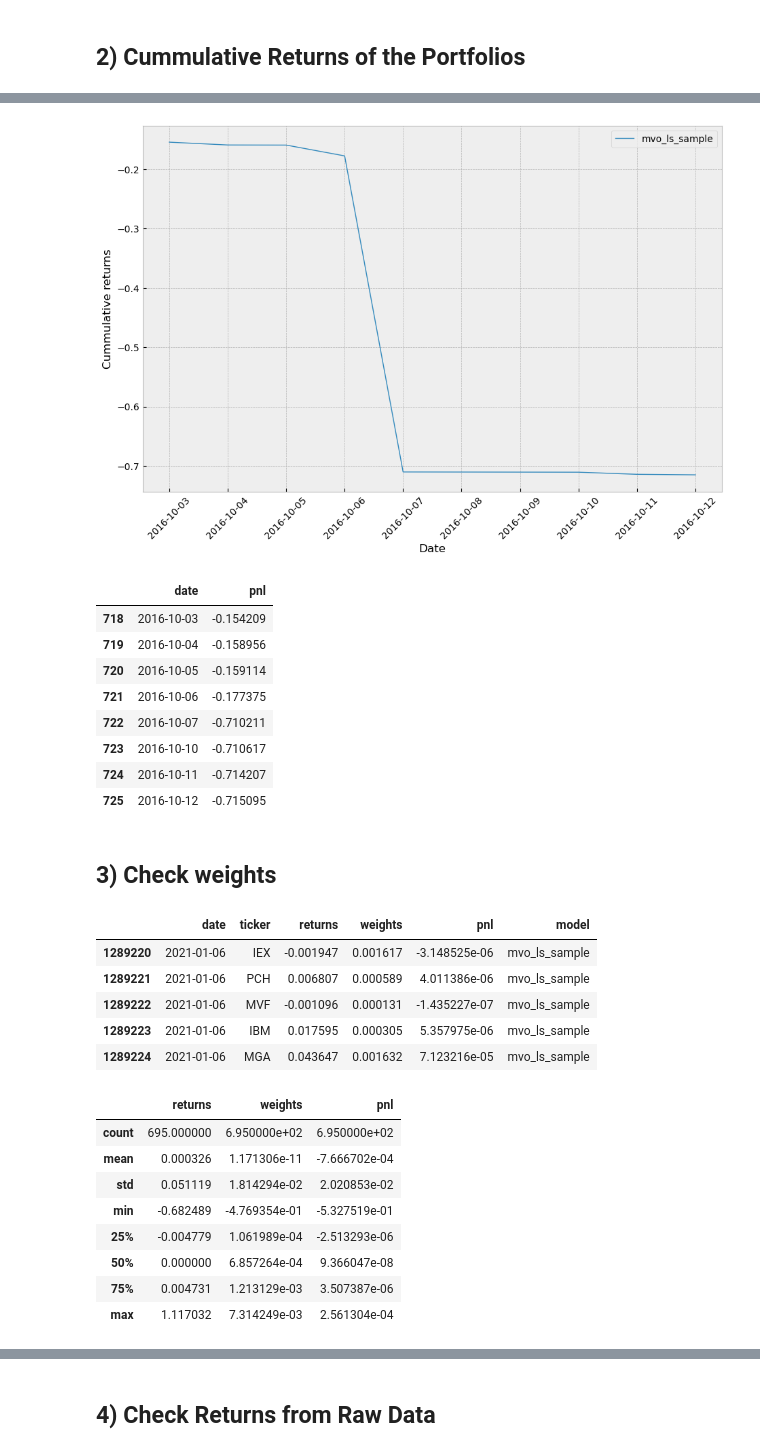
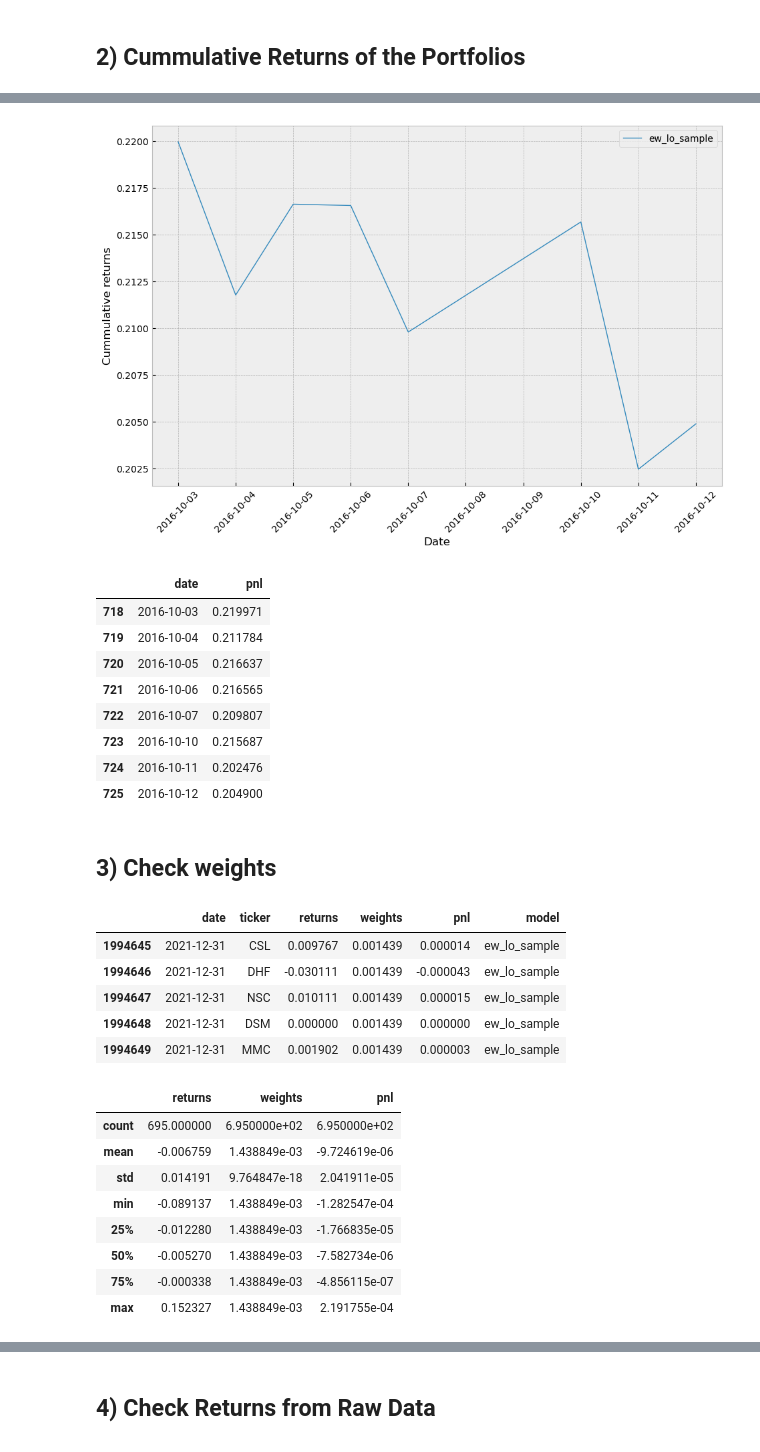
Before and after one commit to dcuoliveira/graph-portfolio-opt, a Jupyter notebook: src/results_debug.ipynb, the cells around one changed output, grey strips where cells are left out. Cells and saved outputs as stored; diff of their text form; code cells hidden in the pictures.

```diff
--- a/src/results_debug.ipynb
+++ b/src/results_debug.ipynb
@@ -12,7 +12,7 @@ from utils.dataset_utils import aggregate_results
 plt.style.use('bmh')
 plt.rcParams['lines.linewidth'] = 1
 # %%
-model_names = ["mvo_ls_sample"]
+model_names = ["ew_lo_sample"]
 stats_order = ["E[R]", "Std(R)", "Sharpe", "Sortino", "AvgDD", "MaxDD", "% Positive Ret."]
 # %%
 all_summary = []
@@ -82,46 +82,46 @@ plt.legend(loc='best', fontsize=10)
 plt.xticks(rotation=45)
 plt.show()
 # %% [output]
-[figure, old version]
+[figure, new version]
 # %%
 zoom_cum_pnl_df
 # %% [output]
 |  | date | pnl |
-| 718 | 2016-10-03 | -0.154209 |
-| 719 | 2016-10-04 | -0.158956 |
-| 720 | 2016-10-05 | -0.159114 |
-| 721 | 2016-10-06 | -0.177375 |
-| 722 | 2016-10-07 | -0.710211 |
-| 723 | 2016-10-10 | -0.710617 |
-| 724 | 2016-10-11 | -0.714207 |
-| 725 | 2016-10-12 | -0.715095 |
+| 718 | 2016-10-03 | 0.219971 |
+| 719 | 2016-10-04 | 0.211784 |
+| 720 | 2016-10-05 | 0.216637 |
+| 721 | 2016-10-06 | 0.216565 |
+| 722 | 2016-10-07 | 0.209807 |
+| 723 | 2016-10-10 | 0.215687 |
+| 724 | 2016-10-11 | 0.202476 |
+| 725 | 2016-10-12 | 0.204900 |
 # %% [markdown]
 ## 3) Check weights
 # %%
 all_summary_df.tail()
 # %% [output]
 |  | date | ticker | returns | weights | pnl | model |
-| 1289220 | 2021-01-06 | IEX | -0.001947 | 0.001617 | -3.148525e-06 | mvo_ls_sample |
-| 1289221 | 2021-01-06 | PCH | 0.006807 | 0.000589 | 4.011386e-06 | mvo_ls_sample |
-| 1289222 | 2021-01-06 | MVF | -0.001096 | 0.000131 | -1.435227e-07 | mvo_ls_sample |
-| 1289223 | 2021-01-06 | IBM | 0.017595 | 0.000305 | 5.357975e-06 | mvo_ls_sample |
-| 1289224 | 2021-01-06 | MGA | 0.043647 | 0.001632 | 7.123216e-05 | mvo_ls_sample |
+| 1994645 | 2021-12-31 | CSL | 0.009767 | 0.001439 | 0.000014 | ew_lo_sample |
+| 1994646 | 2021-12-31 | DHF | -0.030111 | 0.001439 | -0.000043 | ew_lo_sample |
+| 1994647 | 2021-12-31 | NSC | 0.010111 | 0.001439 | 0.000015 | ew_lo_sample |
+| 1994648 | 2021-12-31 | DSM | 0.000000 | 0.001439 | 0.000000 | ew_lo_sample |
+| 1994649 | 2021-12-31 | MMC | 0.001902 | 0.001439 | 0.000003 | ew_lo_sample |
 # %%
-check_name = "mvo_ls_sample"
+check_name = "ew_lo_sample"
 target_date = "2016-10-07"
 
 all_summary_df.loc[(all_summary_df["model"] == check_name)&
                    (all_summary_df["date"] == target_date), ["returns", "weights", "pnl"]].describe()
 # %% [output]
 |  | returns | weights | pnl |
 | count | 695.000000 | 6.950000e+02 | 6.950000e+02 |
-| mean | 0.000326 | 1.171306e-11 | -7.666702e-04 |
-| std | 0.051119 | 1.814294e-02 | 2.020853e-02 |
-| min | -0.682489 | -4.769354e-01 | -5.327519e-01 |
-| 25% | -0.004779 | 1.061989e-04 | -2.513293e-06 |
-| 50% | 0.000000 | 6.857264e-04 | 9.366047e-08 |
-| 75% | 0.004731 | 1.213129e-03 | 3.507387e-06 |
-| max | 1.117032 | 7.314249e-03 | 2.561304e-04 |
+| mean | -0.006759 | 1.438849e-03 | -9.724619e-06 |
+| std | 0.014191 | 9.764847e-18 | 2.041911e-05 |
+| min | -0.089137 | 1.438849e-03 | -1.282547e-04 |
+| 25% | -0.012280 | 1.438849e-03 | -1.766835e-05 |
+| 50% | -0.005270 | 1.438849e-03 | -7.582734e-06 |
+| 75% | -0.000338 | 1.438849e-03 | -4.856115e-07 |
+| max | 0.152327 | 1.438849e-03 | 2.191755e-04 |
 # %%
 all_summary_df.loc[(all_summary_df["model"] == check_name)&(all_summary_df["date"] == target_date)].sort_values("returns", ascending=False)
 # %% [output]
```
Also changed, not shown: parts of 6 cells of this notebook.
